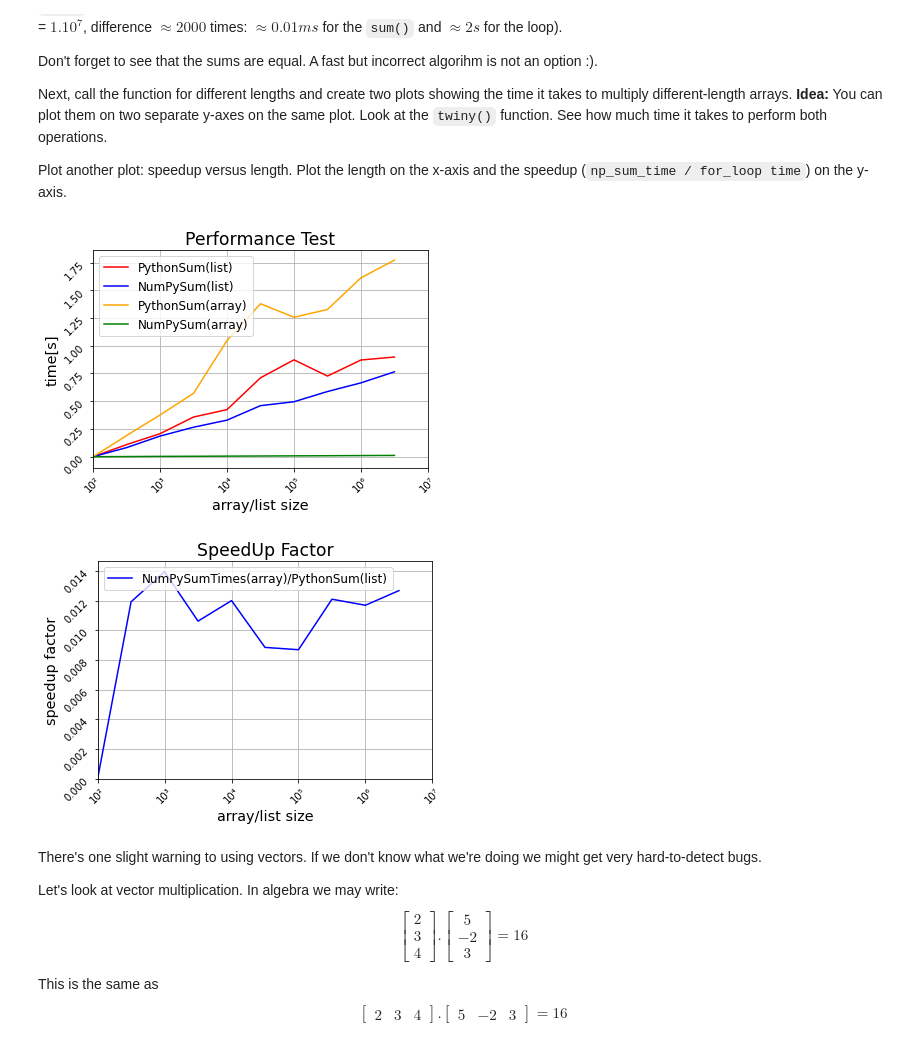
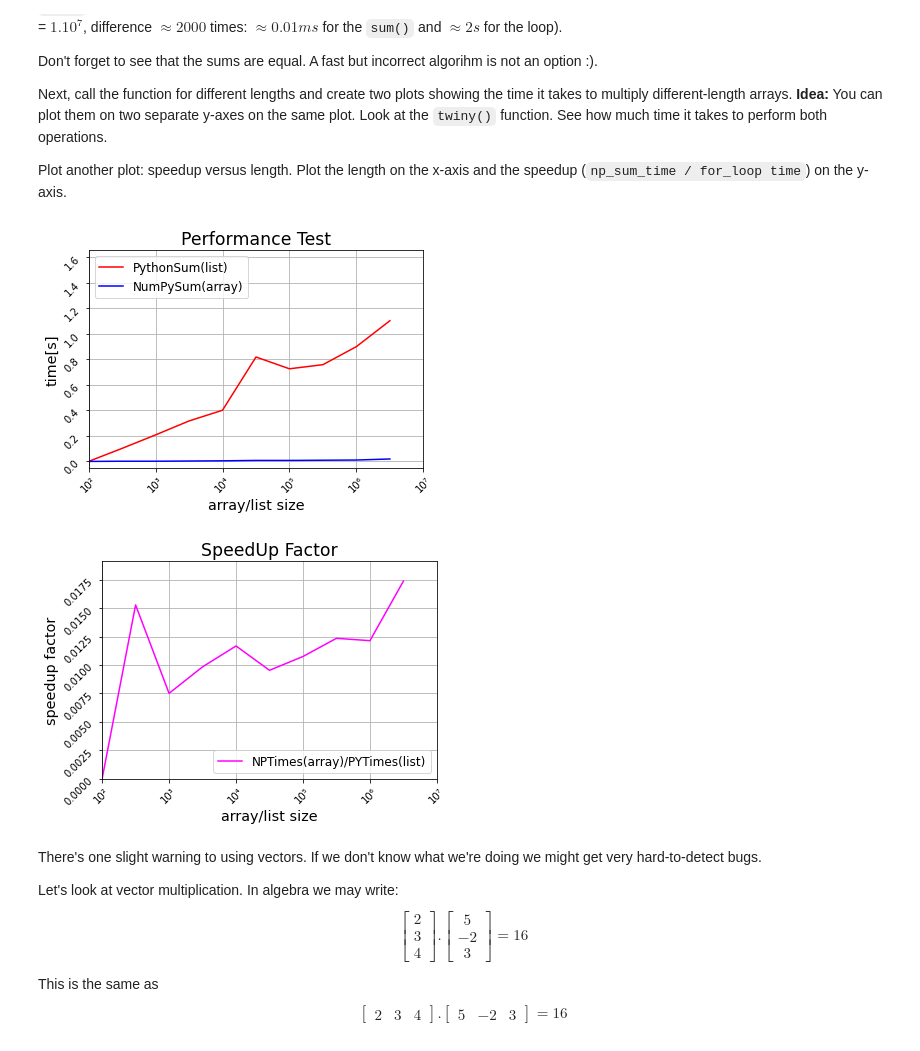
Before and after one commit to momchilantonov/SoftUni-Math-Concepts-For-Developers-February-2021, a Jupyter notebook: Linear-Algebra/Homework/Linear Algebra Exercise.ipynb, the cells around one changed output. Saved outputs shown, nothing was run; the diff lists cells and outputs as text; code cells hidden in the pictures.

```diff
--- a/Linear-Algebra/Homework/Linear Algebra Exercise.ipynb
+++ b/Linear-Algebra/Homework/Linear Algebra Exercise.ipynb
@@ -284,16 +271,13 @@ def plot_speedup_factor(sizes, speedup):
 # %%
 # Test the code
 array_sizes = np.arange(10 ** 2, 10 ** 7, 10 ** 6)
-np_times_list = get_mean_times_with_list(sum_array_with_np, array_sizes)
-py_times_list = get_mean_times_with_list(sum_array_with_py, array_sizes)
-np_times_array = get_mean_times_with_array(sum_array_with_np, array_sizes)
-py_times_array = get_mean_times_with_array(sum_array_with_py, array_sizes)
+py_times_list, np_times_array = get_mean_times(array_sizes)
 speedup_factor = get_speedup_factor(py_times_list, np_times_array)
-plot_times(array_sizes, py_times_list, np_times_list, py_times_array, np_times_array)
+plot_times(array_sizes, py_times_list, np_times_array)
 plot_speedup_factor(array_sizes, speedup_factor)
 # %% [output]
-[figure, old version]
+[figure, new version]
-[figure, old version]
+[figure, new version]
 # %% [markdown]
 There's one slight warning to using vectors. If we don't know what we're doing we might get very hard-to-detect bugs.
 
```
Also changed, not shown: parts of 1 cell of this notebook.
